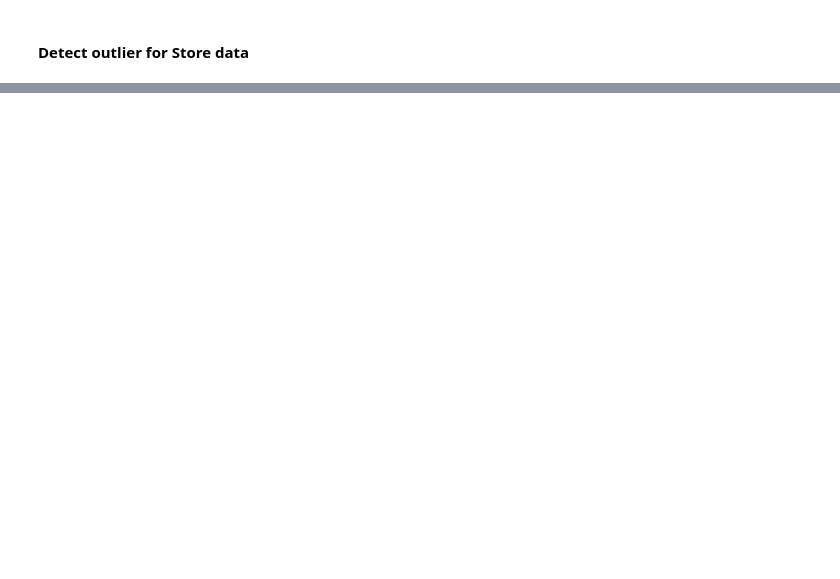
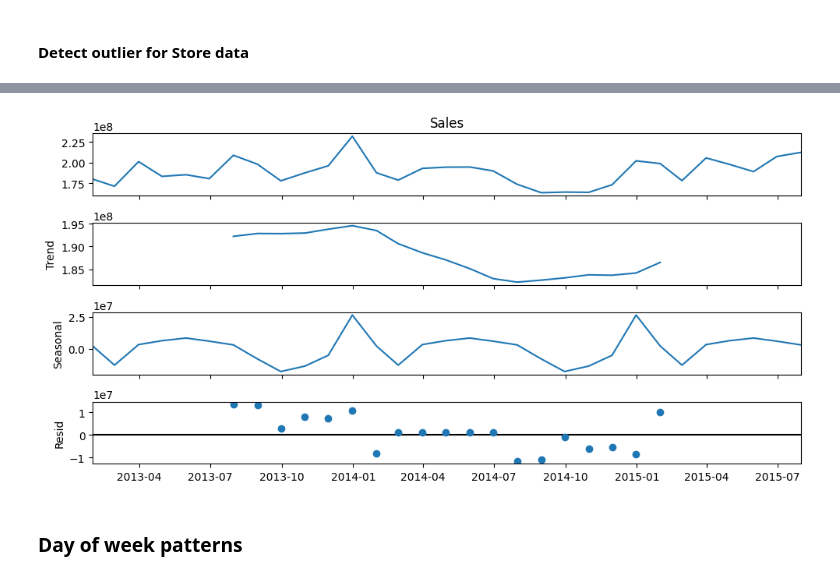
Before and after one commit to GuleWako/10Acadamey-week-4-Pharmaceuticals-finance-data-Analysis, a Jupyter notebook: notebooks/exploratory_analysis_for_forecast.ipynb, the cells around one changed output, grey strips where cells are left out. Cells and saved outputs as stored; diff of their text form; code cells hidden in the pictures; blank space fills up the shorter version.

```diff
--- a/notebooks/exploratory_analysis_for_forecast.ipynb
+++ b/notebooks/exploratory_analysis_for_forecast.ipynb
@@ -175,0 +299,14 @@ for column in store_data[['CompetitionDistance','CompetitionOpenSinceYear']]:
+# %%
+def replace_char(char):
+    if char == 'a':
+        return 'basic'
+    elif char == 'b':
+        return 'extra'
+    elif char == 'c':
+        return 'extended'
+    else:
+        return char
+# %%
+merged_train_data_store['Assortment'] = merged_train_data_store['Assortment'].apply(replace_char)
+# %%
+merged_train_data_store['Date'] = pd.to_datetime(merged_train_data_store['Date'])
@@ -175,0 +534,3 @@ for column in store_data[['CompetitionDistance','CompetitionOpenSinceYear']]:
+# %%
+# merged_train_data_store.reset_index(inplace=True)
+merged_train_data_store.set_index('Date', inplace=True)
@@ -175,0 +568,12 @@ for column in store_data[['CompetitionDistance','CompetitionOpenSinceYear']]:
+# %%
+monthly_sales = merged_train_data_store['Sales'].resample('M').sum()
+result = seasonal_decompose(monthly_sales, model='additive')
+fig = result.plot()
+fig.set_size_inches(10, 5)
+
+plt.tight_layout()
+plt.show()
+# %% [output]
+[figure, added]
+# %% [markdown]
+### Day of week patterns
```
Also changed, not shown: parts of 79 cells of this notebook, 1 other file.
